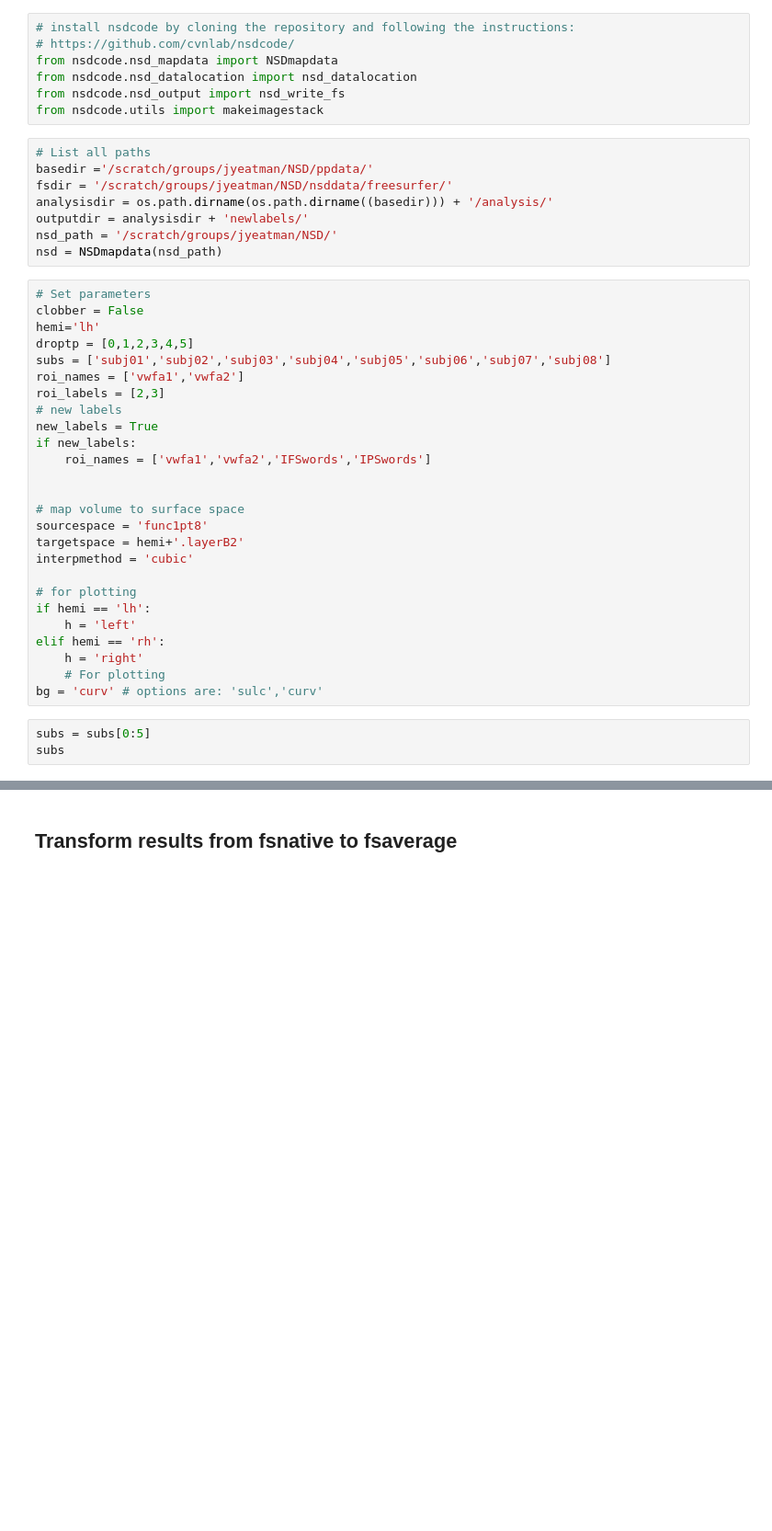
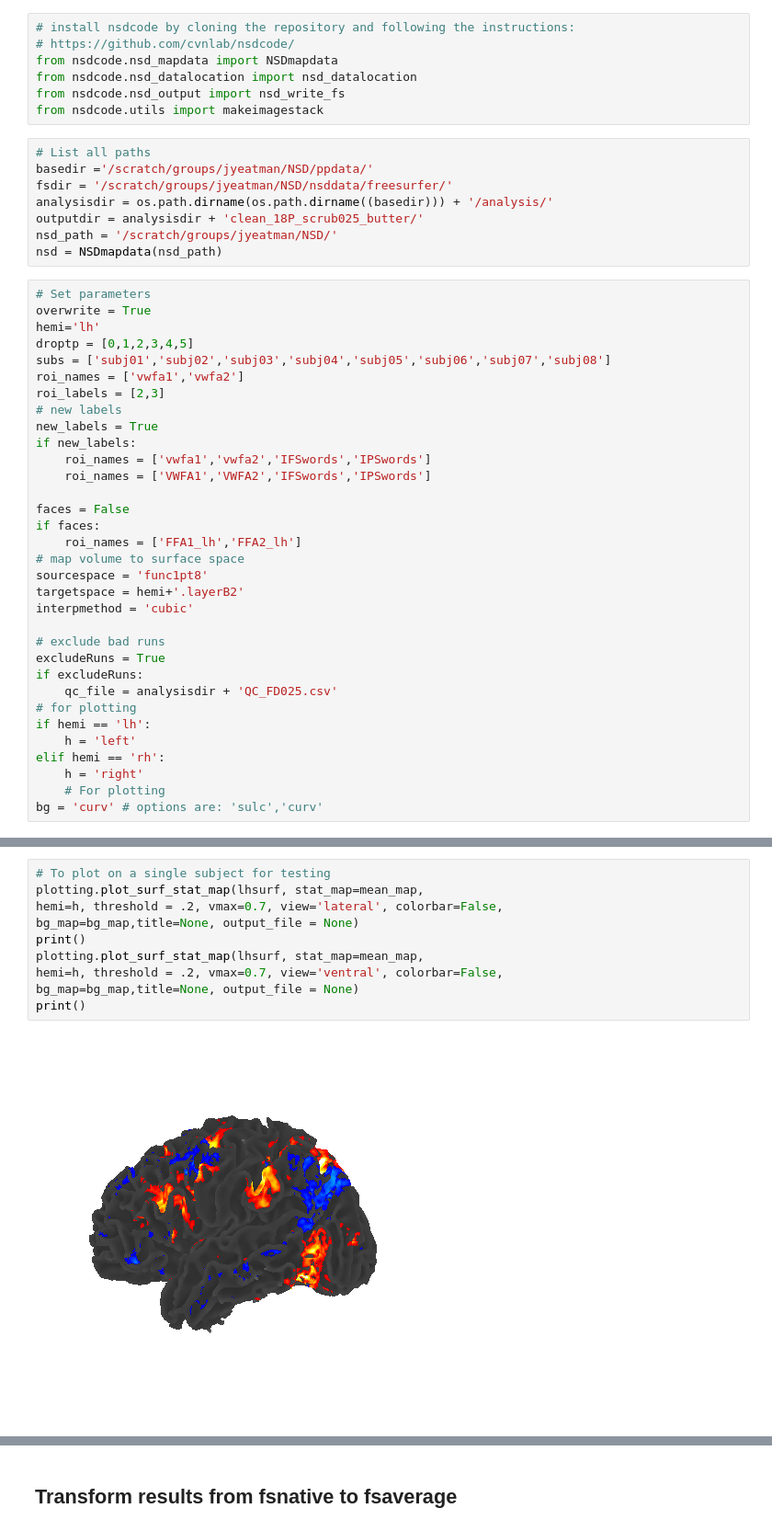
Before and after one commit to yeatmanlab/nilearn_analysis, a Jupyter notebook: notebooks/NSD_group.ipynb, the cells around one changed output, grey strips where cells are left out. Shown at 92% size. Drawn from its saved outputs; the diff is of its cells as text; blank space fills up the shorter version.

```diff
--- a/notebooks/NSD_group.ipynb
+++ b/notebooks/NSD_group.ipynb
@@ -27,12 +27,12 @@ from nsdcode.utils import makeimagestack
 basedir ='/scratch/groups/jyeatman/NSD/ppdata/'
 fsdir = '/scratch/groups/jyeatman/NSD/nsddata/freesurfer/'
 analysisdir = os.path.dirname(os.path.dirname((basedir))) + '/analysis/'
-outputdir = analysisdir + 'newlabels/'
+outputdir = analysisdir + 'clean_18P_scrub025_butter/'
 nsd_path = '/scratch/groups/jyeatman/NSD/'
 nsd = NSDmapdata(nsd_path)
 # %%
 # Set parameters
-clobber = False
+overwrite = True
 hemi='lh'
 droptp = [0,1,2,3,4,5]
 subs = ['subj01','subj02','subj03','subj04','subj05','subj06','subj07','subj08']
@@ -42,13 +42,20 @@ roi_labels = [2,3]
 new_labels = True
 if new_labels:
     roi_names = ['vwfa1','vwfa2','IFSwords','IPSwords']
+    roi_names = ['VWFA1','VWFA2','IFSwords','IPSwords']
 
-
+faces = False
+if faces:
+    roi_names = ['FFA1_lh','FFA2_lh']
 # map volume to surface space
 sourcespace = 'func1pt8'
 targetspace = hemi+'.layerB2'
 interpmethod = 'cubic'
 
+# exclude bad runs
+excludeRuns = True
+if excludeRuns:
+    qc_file = analysisdir + 'QC_FD025.csv'
 # for plotting
 if hemi == 'lh':
     h = 'left'
@@ -56,6 +63,3 @@ elif hemi == 'rh':
     h = 'right'
     # For plotting
 bg = 'curv' # options are: 'sulc','curv'
-# %%
-subs = subs[0:5]
-subs
@@ -163,0 +173,12 @@ KeyboardInterrupt:
+# %%
+# To plot on a single subject for testing
+plotting.plot_surf_stat_map(lhsurf, stat_map=mean_map,
+hemi=h, threshold = .2, vmax=0.7, view='lateral', colorbar=False,
+bg_map=bg_map,title=None, output_file = None)
+print()
+plotting.plot_surf_stat_map(lhsurf, stat_map=mean_map,
+hemi=h, threshold = .2, vmax=0.7, view='ventral', colorbar=False,
+bg_map=bg_map,title=None, output_file = None)
+print()
+# %% [output]
+[figure, added]
```
Also changed, not shown: parts of 19 cells of this notebook, 18 other files.
